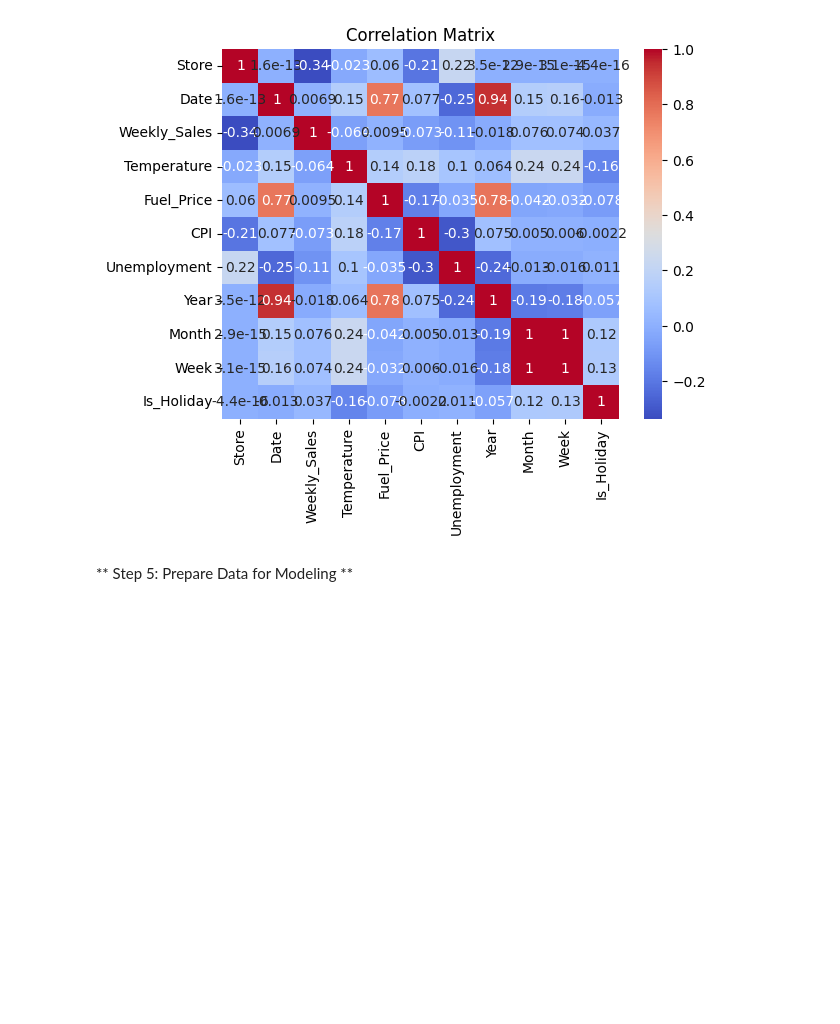
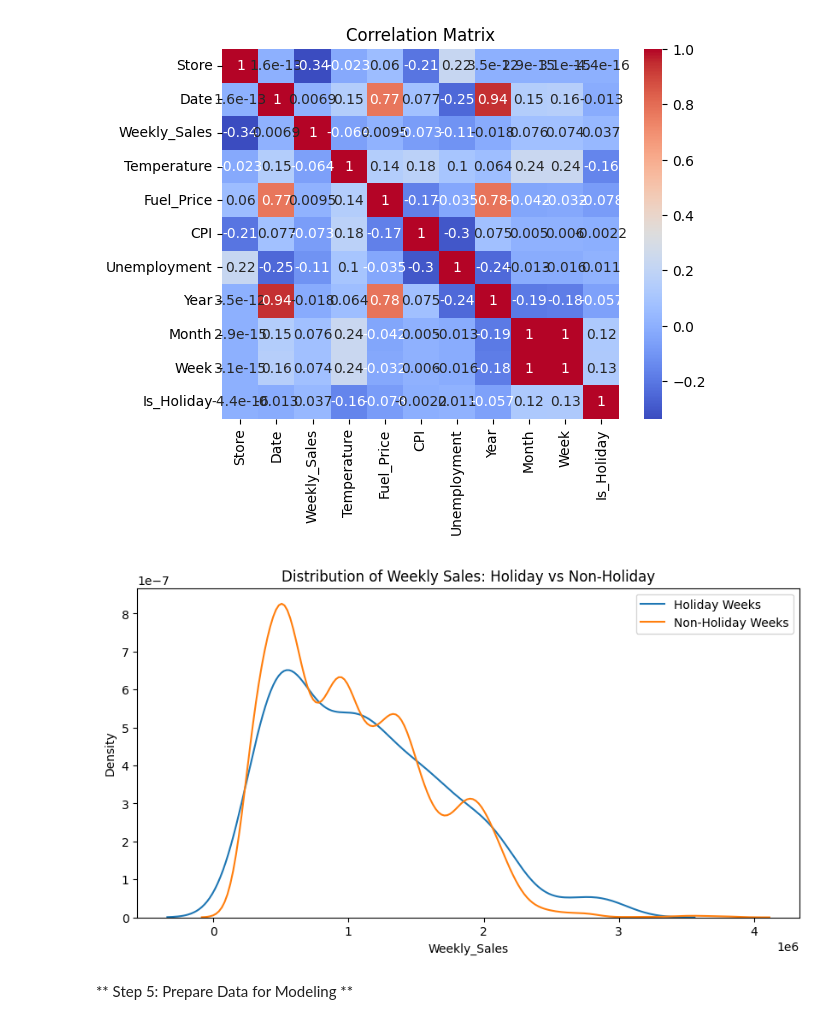
Before and after one commit to swathi22323/walmart-sales-forecasting, a Jupyter notebook: project.ipynb, the cells around one changed output. Drawn from its saved outputs; the diff is of its cells as text; code cells hidden in the pictures; blank space fills up the shorter version.

```diff
--- a/project.ipynb
+++ b/project.ipynb
@@ -86,3 +104,16 @@ plt.title('Correlation Matrix')
 plt.show()
 # %% [output]
 [figure]
+# %%
+# 2. Visualizing Holiday Impact
+holiday_data = data[data['Is_Holiday'] == 1]
+non_holiday_data = data[data['Is_Holiday'] == 0]
+
+plt.figure(figsize=(10, 5))
+sns.kdeplot(holiday_data['Weekly_Sales'], label='Holiday Weeks')
+sns.kdeplot(non_holiday_data['Weekly_Sales'], label='Non-Holiday Weeks')
+plt.legend()
+plt.title('Distribution of Weekly Sales: Holiday vs Non-Holiday')
+plt.show()
+# %% [output]
+[figure, added]
```
Also changed, not shown: parts of 4 cells of this notebook.
